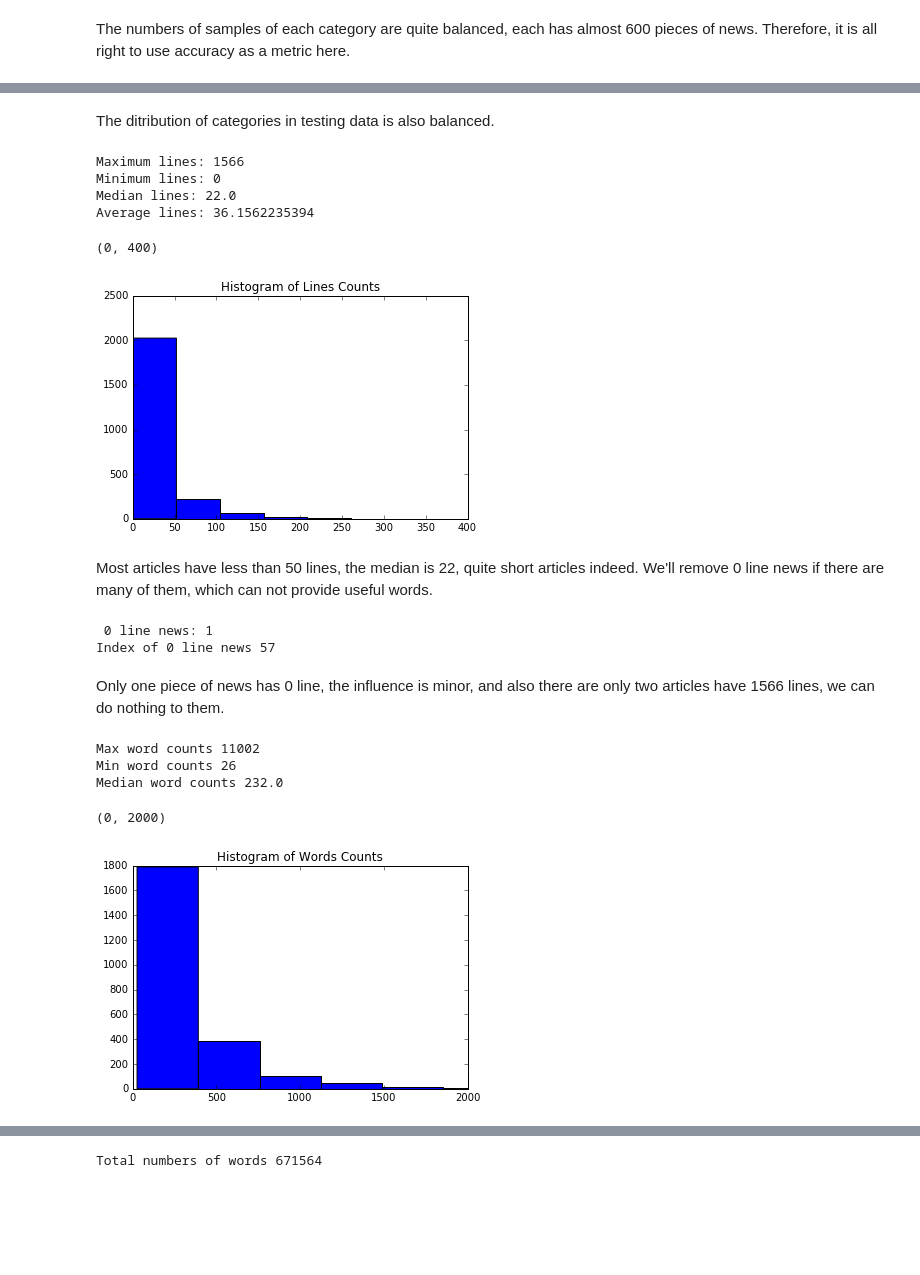
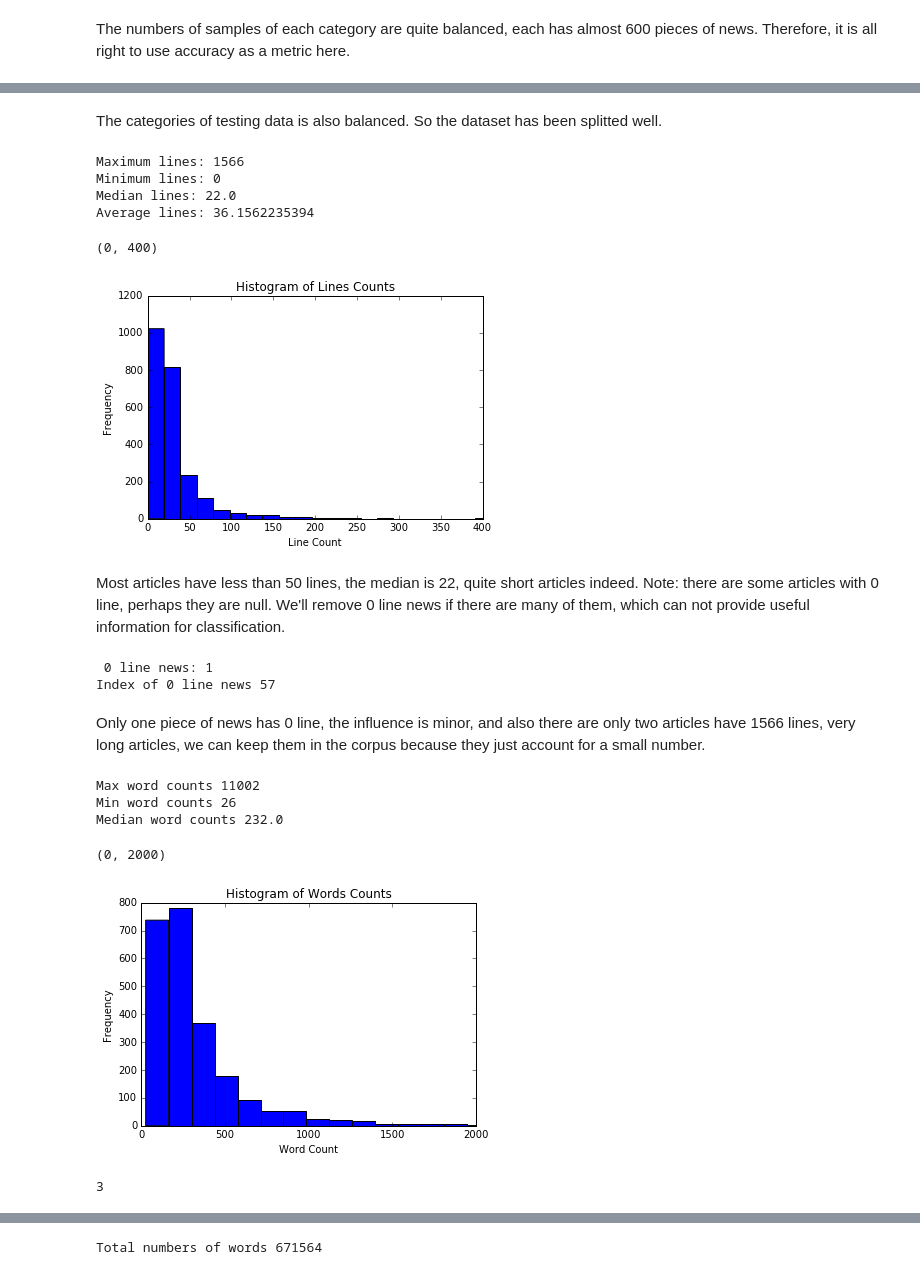
Before and after one commit to richardsun-voyager/MachineLearningNanodegreeProjects, a Jupyter notebook: CapstoneProject/Document Classification Analysis.ipynb, the cells around one changed output, grey strips where cells are left out. Saved outputs shown, nothing was run; the diff lists cells and outputs as text; code cells hidden in the pictures; blank space fills up the shorter version.

```diff
--- a/CapstoneProject/Document Classification Analysis.ipynb
+++ b/CapstoneProject/Document Classification Analysis.ipynb
@@ -92,5 +106,5 @@ pl.xlabel(twenty_test.target_names)
 # %% [markdown]
-The ditribution of categories in testing data is also balanced.
+The categories of testing data is also balanced. So the dataset has been splitted well.
 # %%
 lines_num = list()
 #Record lines of each article
@@ -109,14 +123,16 @@ Minimum lines: 0
 Median lines: 22.0
 Average lines: 36.1562235394
 # %%
-pl.hist(lines_num,bins=30)
+pl.hist(lines_num,bins=80)
 pl.title('Histogram of Lines Counts')
+pl.xlabel('Line Count')
+pl.ylabel('Frequency')
 pl.xlim([0,400])
 # %% [output]
 (0, 400)
-[figure, old version]
+[figure, new version]
 # %% [markdown]
-Most articles have less than 50 lines, the median is 22, quite short articles indeed. We'll remove 0 line news if there are many of them, which can not provide useful words.
+Most articles have less than 50 lines, the median is 22, quite short articles indeed. Note: there are some articles with 0 line, perhaps they are null. We'll remove 0 line news if there are many of them, which can not provide useful information for classification.
 # %%
 print '0 line news:', lines_num.count(0)
 print 'Index of 0 line news', lines_num.index(0)
@@ -124,7 +140,7 @@ print 'Index of 0 line news', lines_num.index(0)
  0 line news: 1
 Index of 0 line news 57
 # %% [markdown]
-Only one piece of news has 0 line, the influence is minor, and also there are only two articles have 1566 lines, we can do nothing to them.
+Only one piece of news has 0 line, the influence is minor, and also there are only two articles have 1566 lines, very long articles, we can keep them in the corpus because they just account for a small number.
 # %%
 from textblob import TextBlob
 words_count = []
@@ -144,10 +160,16 @@ Max word counts 11002
 Min word counts 26
 Median word counts 232.0
 # %%
-pl.hist(words_count,bins=30)
+pl.hist(words_count,bins=80)
 pl.title('Histogram of Words Counts')
+pl.xlabel('Word Count')
+pl.ylabel('Frequency')
 pl.xlim([0,2000])
 # %% [output]
 (0, 2000)
-[figure, old version]
+[figure, new version]
+# %%
+sum(np.array(words_count)<30)
+# %% [output]
+3
 # %% [markdown]
```
Also changed, not shown: parts of 37 cells of this notebook, 10 other files.
